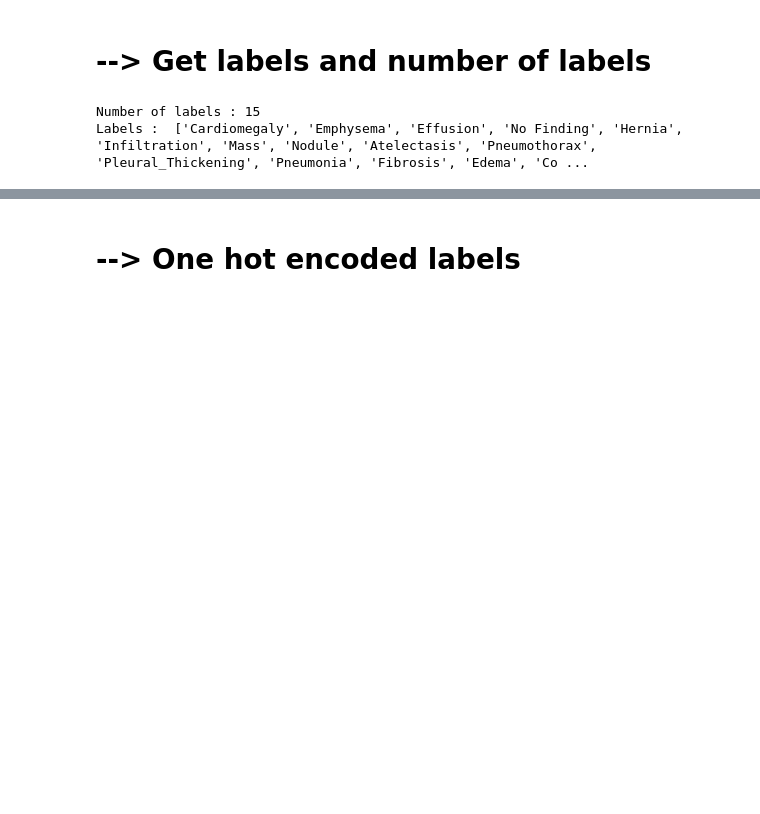
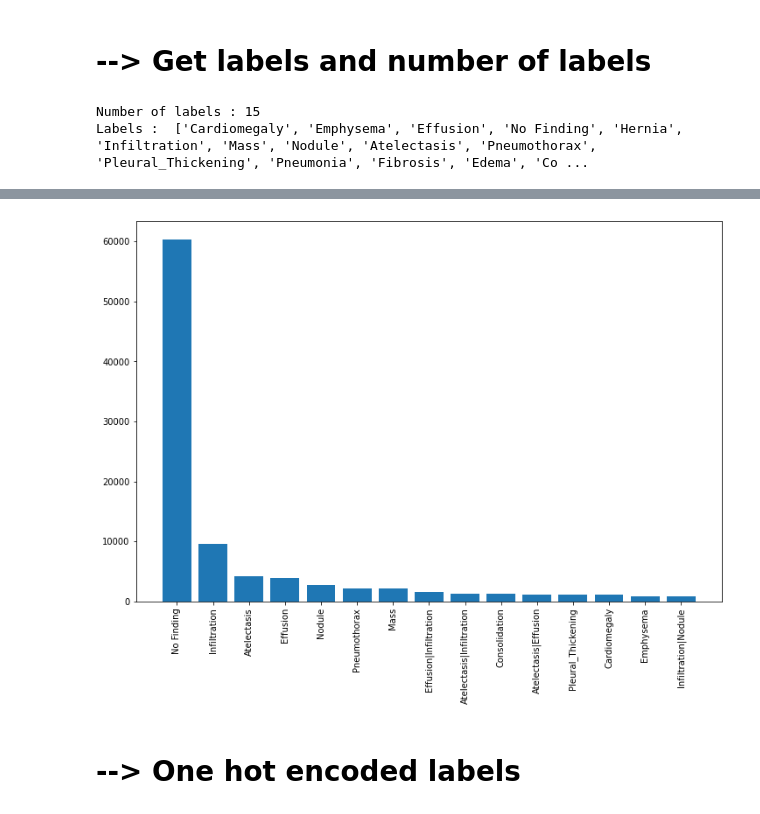
Before and after one commit to hanzopgp/HeartAttackPrediction, a Jupyter notebook: notebooks/cnn-x-mlp/chest-x-rays-classifi.ipynb, the cells around one changed output, grey strips where cells are left out. Drawn from its saved outputs; the diff is of its cells as text; code cells hidden in the pictures; blank space fills up the shorter version.

```diff
--- a/notebooks/cnn-x-mlp/chest-x-rays-classifi.ipynb
+++ b/notebooks/cnn-x-mlp/chest-x-rays-classifi.ipynb
@@ -78,3 +115,10 @@ Labels :  ['Cardiomegaly', 'Emphysema', 'Effusion', 'No Finding', 'Hernia', 'Inf
+# %%
+fig, ax1 = plt.subplots(1,1,figsize = (12, 8))
+ax1.bar(np.arange(len(label_counts))+0.5, label_counts)
+ax1.set_xticks(np.arange(len(label_counts))+0.5)
+_ = ax1.set_xticklabels(label_counts.index, rotation = 90)
+# %% [output]
+[figure, added]
 # %% [markdown]
 # --> One hot encoded labels
 # %%
```
Also changed, not shown: parts of 21 cells of this notebook.
